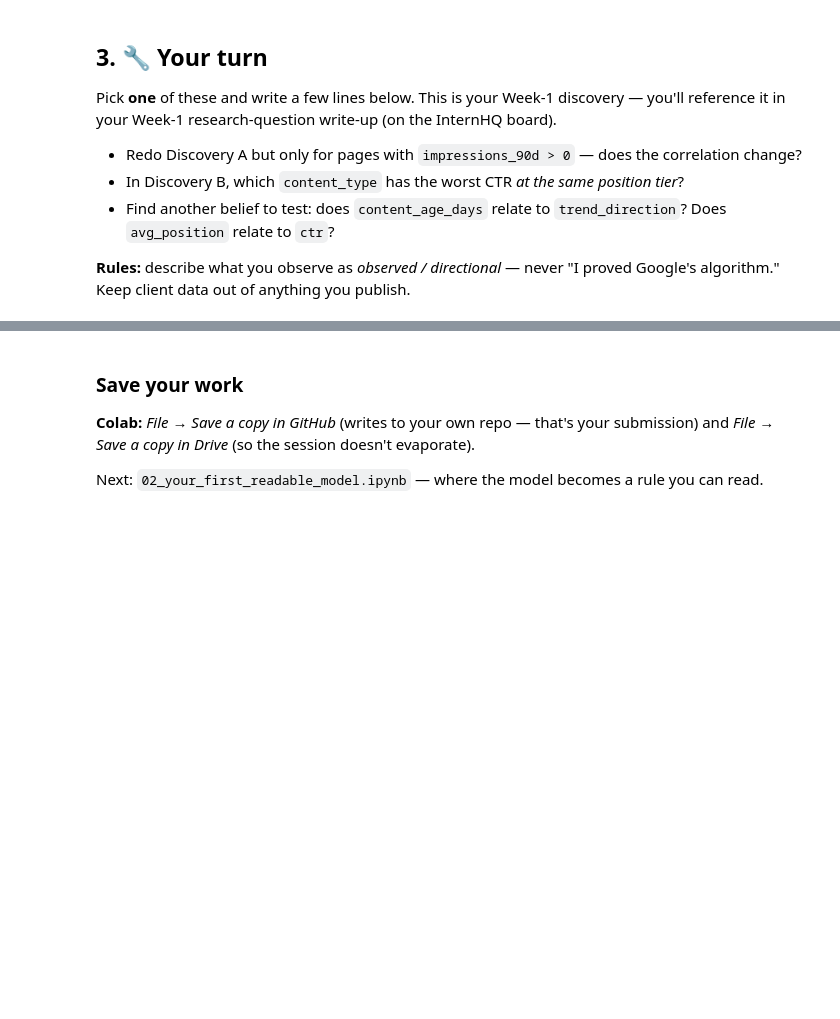
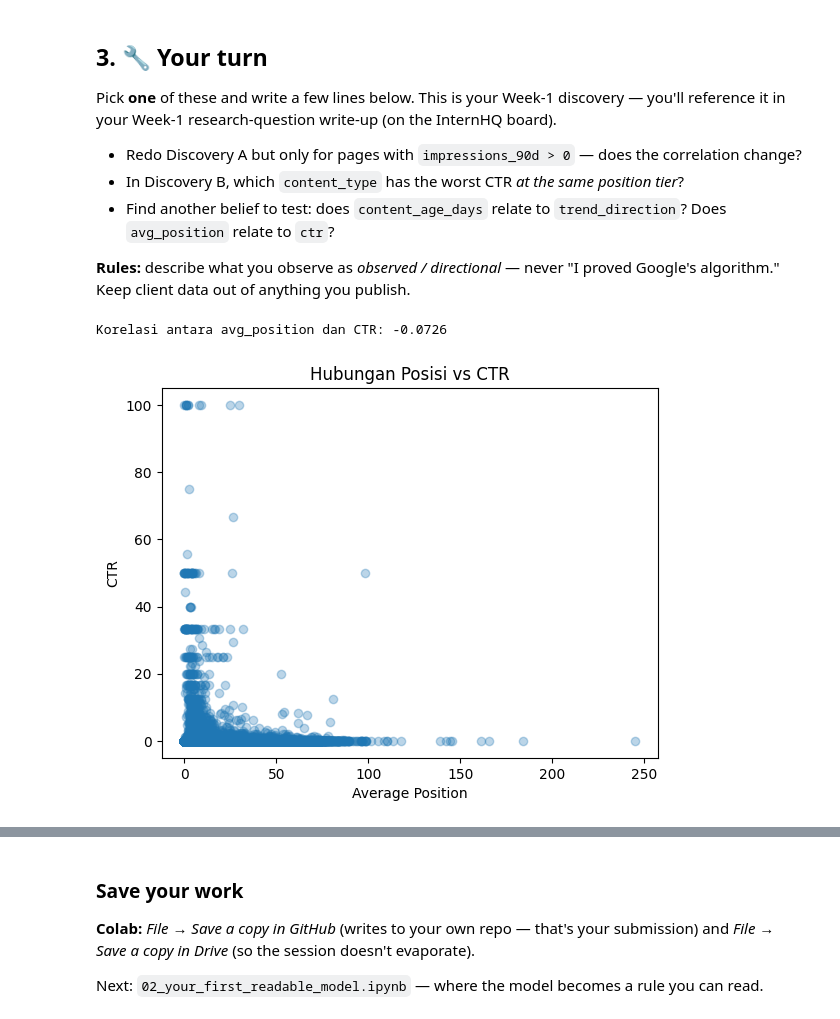
Before and after one commit to Rislantrs/flyrank-ml-internship, a Jupyter notebook: notebooks/01_first_look_and_discovery.ipynb, the cells around one changed output, grey strips where cells are left out. Drawn from its saved outputs; the diff is of its cells as text; code cells hidden in the pictures; blank space fills up the shorter version.

```diff
--- a/notebooks/01_first_look_and_discovery.ipynb
+++ b/notebooks/01_first_look_and_discovery.ipynb
@@ -99,3 +153,18 @@ Pick **one** of these and write a few lines below. This is your Week-1 discovery
 **Rules:** describe what you observe as *observed / directional* — never "I proved Google's algorithm." Keep client data out of anything you publish.
 # %%
 # Your discovery here
+import matplotlib.pyplot as plt
+
+# 1. Menghitung korelasi sederhana antara posisi rata-rata dan CTR
+correlation = df['avg_position'].corr(df['ctr'])
+print(f"Korelasi antara avg_position dan CTR: {correlation:.4f}")
+
+# 2. Membuat plot visualisasi sederhana untuk melihat polanya
+plt.scatter(df['avg_position'], df['ctr'], alpha=0.3)
+plt.xlabel('Average Position')
+plt.ylabel('CTR')
+plt.title('Hubungan Posisi vs CTR')
+plt.show()
+# %% [output]
+Korelasi antara avg_position dan CTR: -0.0726
+[figure, added]
```
Also changed, not shown: parts of 8 cells of this notebook.
